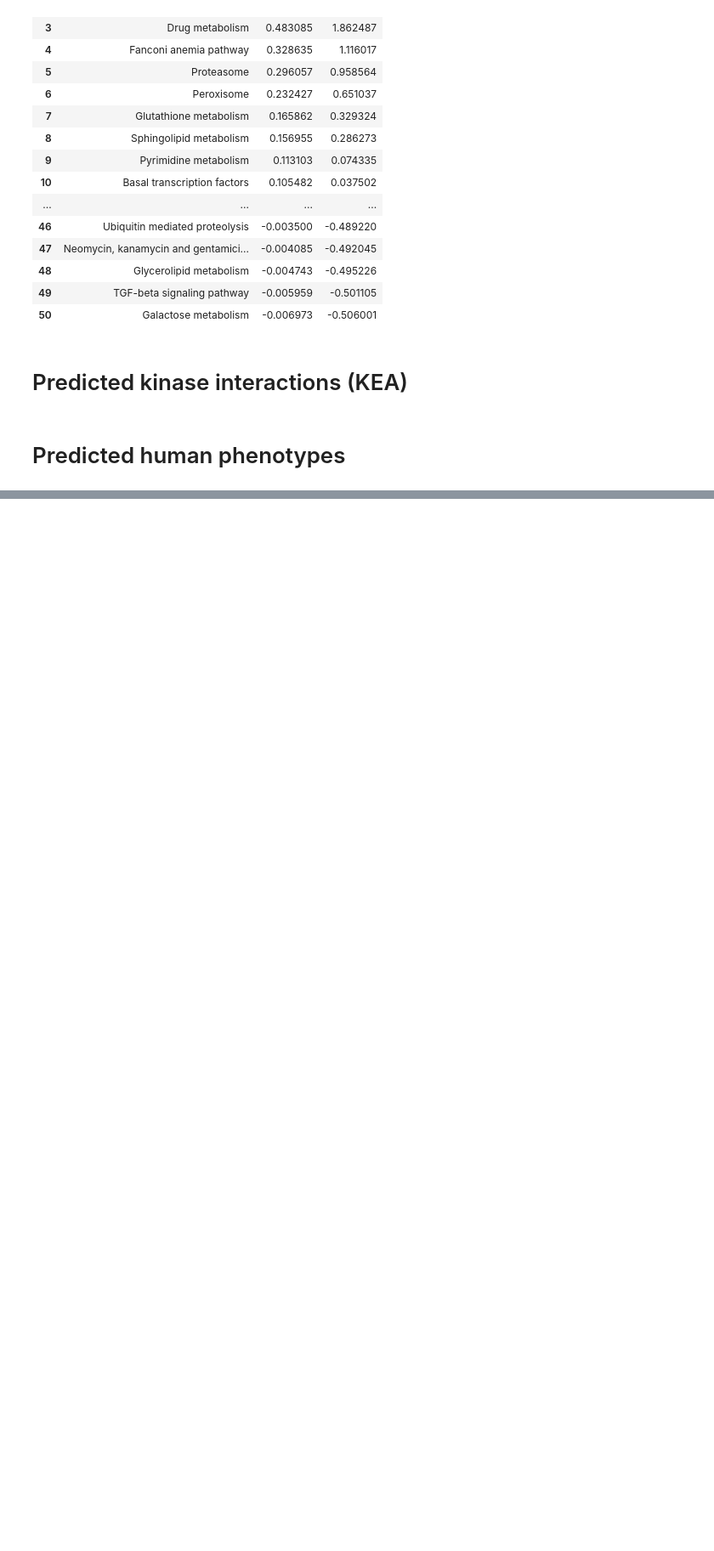
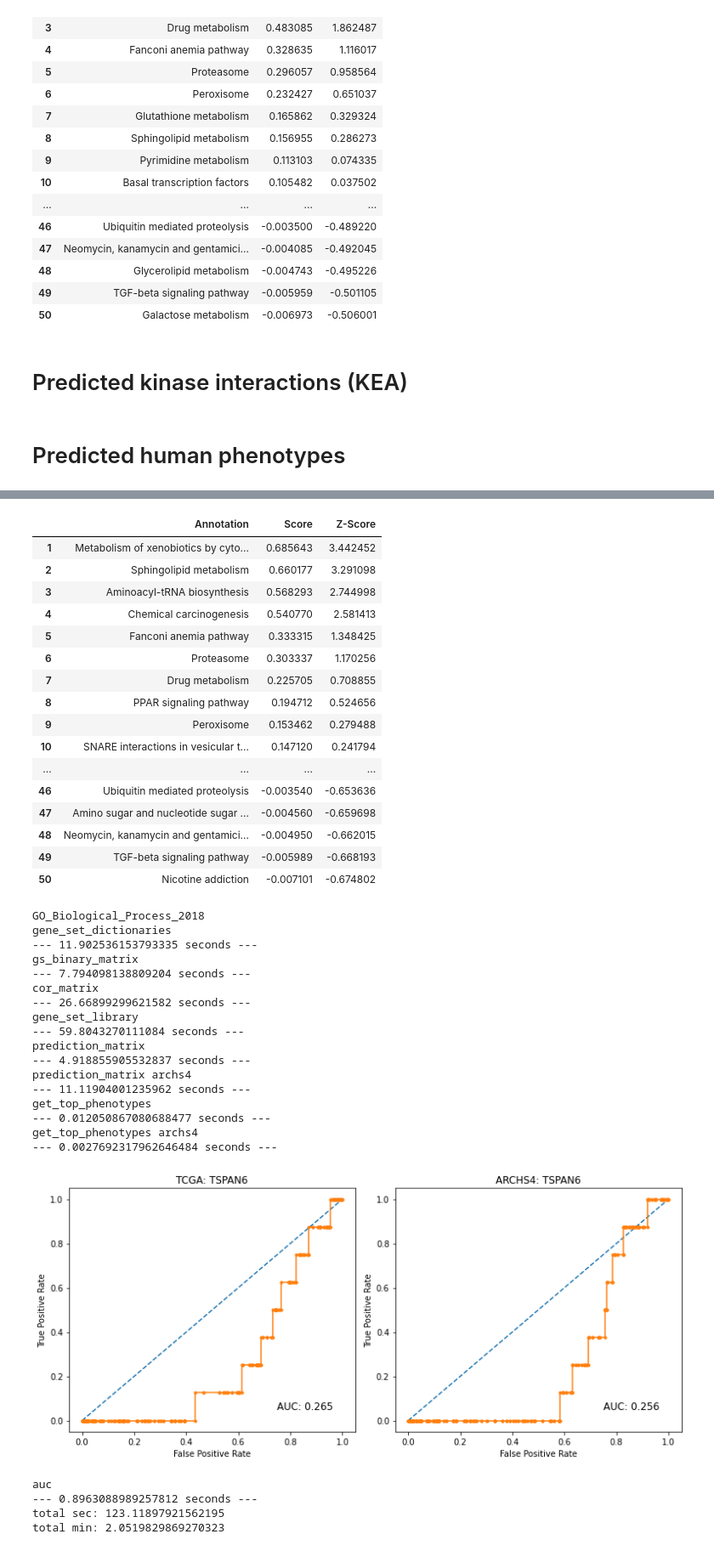
Before and after one commit to cyoon23/appyter, a Jupyter notebook: rna_predictions.ipynb, the cells around one changed output, grey strips where cells are left out. Shown: that part at 85% size. Drawn from its saved outputs; the diff is of its cells as text; code cells hidden in the pictures; blank space fills up the shorter version.

Commit message:
save gene set libraries

```diff
--- a/rna_predictions.ipynb
+++ b/rna_predictions.ipynb
@@ -55,8 +71,9 @@ if not os.path.exists("human_correlation_archs4"):
 # %%
 f = h5py.File("tcga.h5", "r")
-tcga_cor = f['corr_matrix']
 tcga_genes = [str(g[0])[2:-1] for g in f['tcga_genes']]
 filtered_genes = [str(g[0])[2:-1] for g in f['filtered_genes']]
+tcga_cor = pd.DataFrame(np.array(f['corr_matrix']), index=tcga_genes, columns=filtered_genes)
 # %%
-archs4_cor = feather.read_feather("human_correlation_archs4")
+archs4_cor = pd.read_feather("human_correlation_archs4")
 archs4_genes = list(archs4_cor.columns)
+archs4_cor.index = archs4_genes
@@ -63,6 +83,6 @@ archs4_genes = list(archs4_cor.columns)
 # %%
-libraries = ['KEGG_2019_Human', 'GO_Biological_Process_2018', 'MGI_Mammalian_Phenotype_Level_4_2019',
-             'ChEA_2016', 'KEA_2015']
+libraries = ['GO_Biological_Process_2018', 'ChEA_2016', 'MGI_Mammalian_Phenotype_Level_4_2019', 'KEGG_2019_Human',
+              'KEA_2015']
 # %%
 def display_side_by_side(df1, df2):
     df1_styler = df1.style.set_table_attributes("style='display:inline'").set_caption('TCGA')
@@ -380,0 +342,4 @@ KeyboardInterrupt:
+# %%
+for lib in libraries:
+    process(lib, tcga_genes, filtered_genes, tcga_cor, archs4_genes, archs4_cor)
+# %% [output]
@@ -380,0 +382,39 @@ KeyboardInterrupt:
+|  | Annotation | Score | Z-Score |
+| 1 | Metabolism of xenobiotics by cyto... | 0.685643 | 3.442452 |
+| 2 | Sphingolipid metabolism | 0.660177 | 3.291098 |
+| 3 | Aminoacyl-tRNA biosynthesis | 0.568293 | 2.744998 |
+| 4 | Chemical carcinogenesis | 0.540770 | 2.581413 |
+| 5 | Fanconi anemia pathway | 0.333315 | 1.348425 |
+| 6 | Proteasome | 0.303337 | 1.170256 |
+| 7 | Drug metabolism | 0.225705 | 0.708855 |
+| 8 | PPAR signaling pathway | 0.194712 | 0.524656 |
+| 9 | Peroxisome | 0.153462 | 0.279488 |
+| 10 | SNARE interactions in vesicular t... | 0.147120 | 0.241794 |
+| ... | ... | ... | ... |
+| 46 | Ubiquitin mediated proteolysis | -0.003540 | -0.653636 |
+| 47 | Amino sugar and nucleotide sugar ... | -0.004560 | -0.659698 |
+| 48 | Neomycin, kanamycin and gentamici... | -0.004950 | -0.662015 |
+| 49 | TGF-beta signaling pathway | -0.005989 | -0.668193 |
+| 50 | Nicotine addiction | -0.007101 | -0.674802 |
+GO_Biological_Process_2018
+gene_set_dictionaries
+--- 11.902536153793335 seconds ---
+gs_binary_matrix
+--- 7.794098138809204 seconds ---
+cor_matrix
+--- 26.66899299621582 seconds ---
+gene_set_library
+--- 59.8043270111084 seconds ---
+prediction_matrix
+--- 4.918855905532837 seconds ---
+prediction_matrix archs4
+--- 11.11904001235962 seconds ---
+get_top_phenotypes
+--- 0.012050867080688477 seconds ---
+get_top_phenotypes archs4
+--- 0.0027692317962646484 seconds ---
+[figure, added]
+auc
+--- 0.8963088989257812 seconds ---
+total sec: 123.11897921562195
+total min: 2.0519829869270323
```
Also changed, not shown: parts of 14 cells of this notebook.
